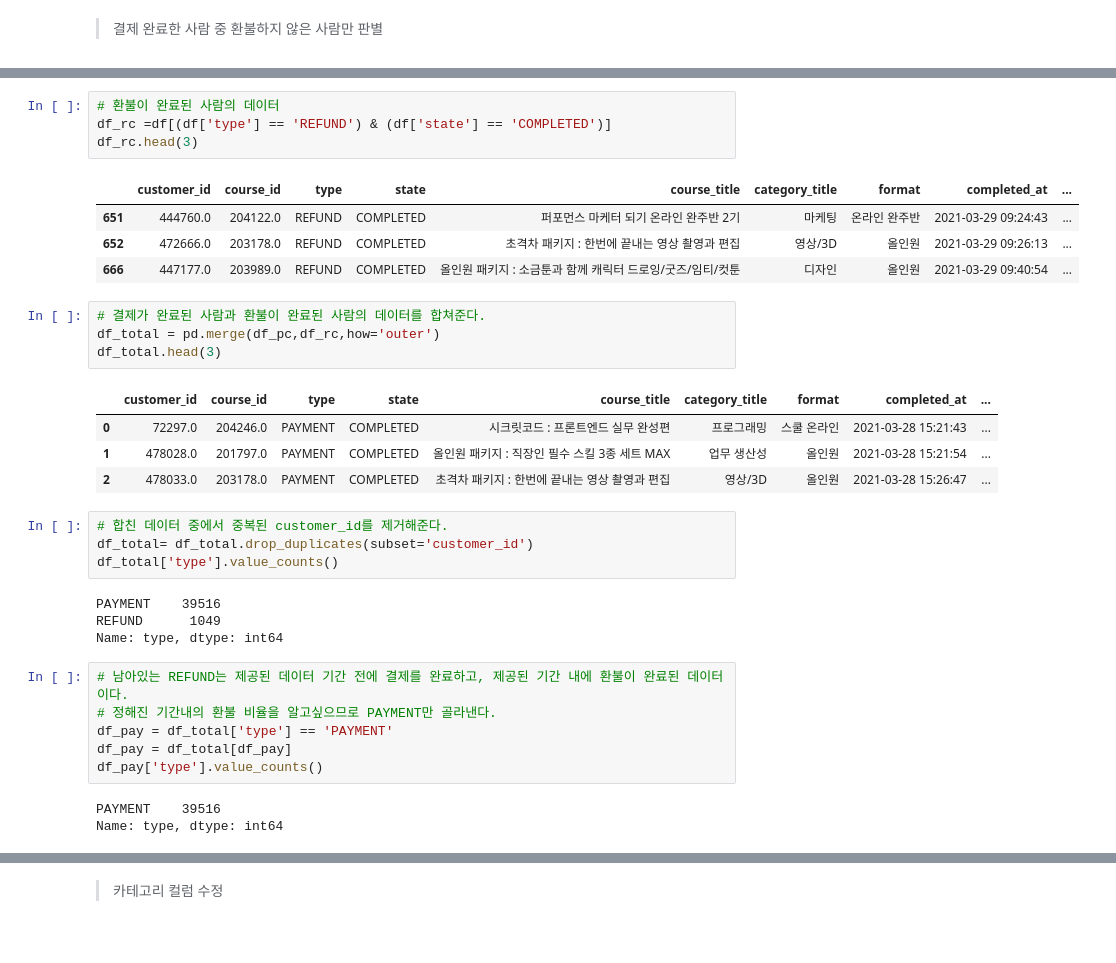
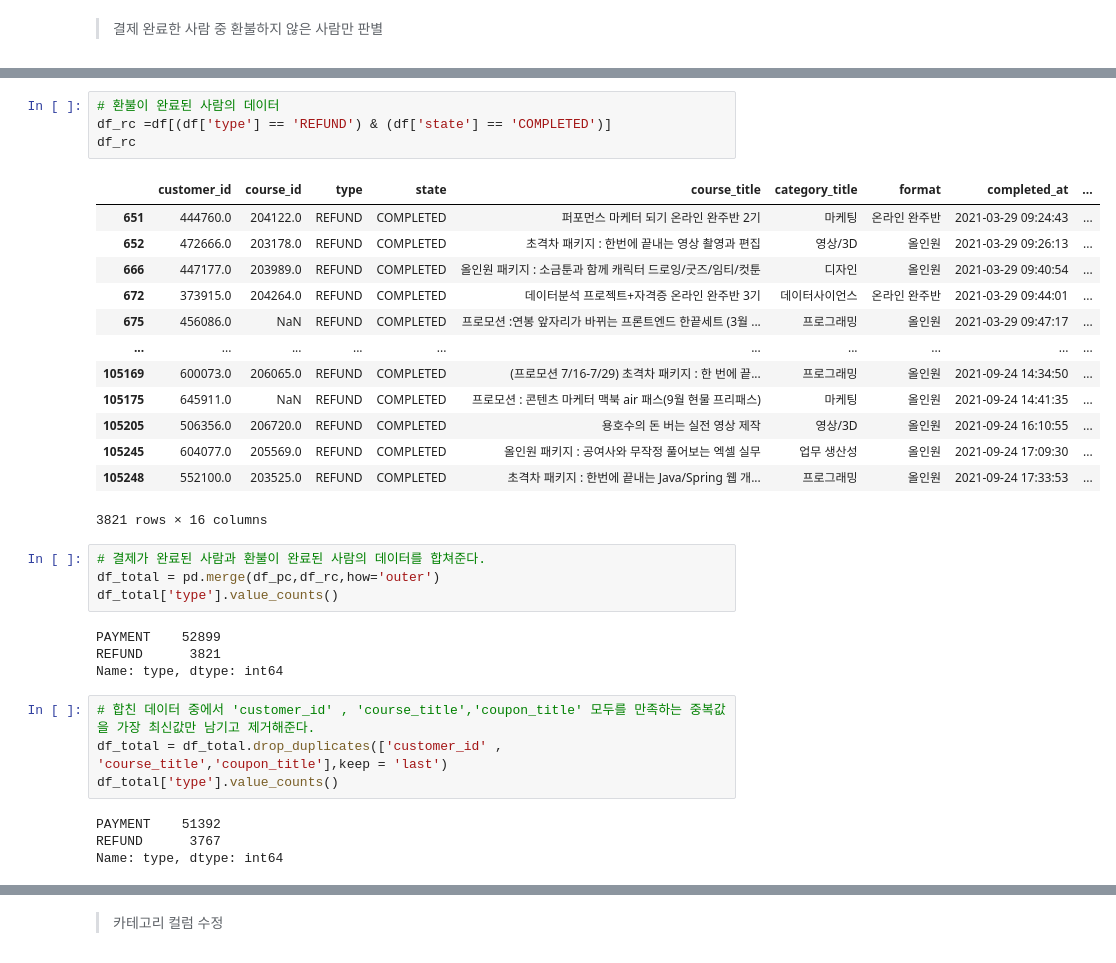
Before and after one commit to Kim-SeongSu/Self-study_and_Review, a Jupyter notebook: project/미니프로젝트_김성수.ipynb, the cells around one changed output, grey strips where cells are left out. Cells and saved outputs as stored; diff of their text form.

Commit message:
feat: update miniproject 0512
refund, pay depart done

```diff
--- a/project/미니프로젝트_김성수.ipynb
+++ b/project/미니프로젝트_김성수.ipynb
@@ -107,35 +118,34 @@ df_pc.head(3)
 # %%
 # 환불이 완료된 사람의 데이터
 df_rc =df[(df['type'] == 'REFUND') & (df['state'] == 'COMPLETED')]
-df_rc.head(3)
+df_rc
 # %% [output]
 |  | customer_id | course_id | type | state | course_title | category_title | format | completed_at | ... |
 | 651 | 444760.0 | 204122.0 | REFUND | COMPLETED | 퍼포먼스 마케터 되기 온라인 완주반 2기 | 마케팅 | 온라인 완주반 | 2021-03-29 09:24:43 | ... |
 | 652 | 472666.0 | 203178.0 | REFUND | COMPLETED | 초격차 패키지 : 한번에 끝내는 영상 촬영과 편집 | 영상/3D | 올인원 | 2021-03-29 09:26:13 | ... |
 | 666 | 447177.0 | 203989.0 | REFUND | COMPLETED | 올인원 패키지 : 소금툰과 함께 캐릭터 드로잉/굿즈/임티/컷툰 | 디자인 | 올인원 | 2021-03-29 09:40:54 | ... |
+| 672 | 373915.0 | 204264.0 | REFUND | COMPLETED | 데이터분석 프로젝트+자격증 온라인 완주반 3기 | 데이터사이언스 | 온라인 완주반 | 2021-03-29 09:44:01 | ... |
+| 675 | 456086.0 | NaN | REFUND | COMPLETED | 프로모션 :연봉 앞자리가 바뀌는 프론트엔드 한끝세트 (3월 ... | 프로그래밍 | 올인원 | 2021-03-29 09:47:17 | ... |
+| ... | ... | ... | ... | ... | ... | ... | ... | ... | ... |
+| 105169 | 600073.0 | 206065.0 | REFUND | COMPLETED | (프로모션 7/16-7/29) 초격차 패키지 : 한 번에 끝... | 프로그래밍 | 올인원 | 2021-09-24 14:34:50 | ... |
+| 105175 | 645911.0 | NaN | REFUND | COMPLETED | 프로모션 : 콘텐츠 마케터 맥북 air 패스(9월 현물 프리패스) | 마케팅 | 올인원 | 2021-09-24 14:41:35 | ... |
+| 105205 | 506356.0 | 206720.0 | REFUND | COMPLETED | 용호수의 돈 버는 실전 영상 제작 | 영상/3D | 올인원 | 2021-09-24 16:10:55 | ... |
+| 105245 | 604077.0 | 205569.0 | REFUND | COMPLETED | 올인원 패키지 : 공여사와 무작정 풀어보는 엑셀 실무 | 업무 생산성 | 올인원 | 2021-09-24 17:09:30 | ... |
+| 105248 | 552100.0 | 203525.0 | REFUND | COMPLETED | 초격차 패키지 : 한번에 끝내는 Java/Spring 웹 개... | 프로그래밍 | 올인원 | 2021-09-24 17:33:53 | ... |
+3821 rows × 16 columns
 # %%
 # 결제가 완료된 사람과 환불이 완료된 사람의 데이터를 합쳐준다.
 df_total = pd.merge(df_pc,df_rc,how='outer')
-df_total.head(3)
+df_total['type'].value_counts()
 # %% [output]
-|  | customer_id | course_id | type | state | course_title | category_title | format | completed_at | ... |
-| 0 | 72297.0 | 204246.0 | PAYMENT | COMPLETED | 시크릿코드 : 프론트엔드 실무 완성편 | 프로그래밍 | 스쿨 온라인 | 2021-03-28 15:21:43 | ... |
-| 1 | 478028.0 | 201797.0 | PAYMENT | COMPLETED | 올인원 패키지 : 직장인 필수 스킬 3종 세트 MAX | 업무 생산성 | 올인원 | 2021-03-28 15:21:54 | ... |
-| 2 | 478033.0 | 203178.0 | PAYMENT | COMPLETED | 초격차 패키지 : 한번에 끝내는 영상 촬영과 편집 | 영상/3D | 올인원 | 2021-03-28 15:26:47 | ... |
+PAYMENT    52899
+REFUND      3821
+Name: type, dtype: int64
 # %%
-# 합친 데이터 중에서 중복된 customer_id를 제거해준다.
-df_total= df_total.drop_duplicates(subset='customer_id')
+# 합친 데이터 중에서 'customer_id' , 'course_title','coupon_title' 모두를 만족하는 중복값을 가장 최신값만 남기고 제거해준다.
+df_total = df_total.drop_duplicates(['customer_id' , 'course_title','coupon_title'],keep = 'last')
 df_total['type'].value_counts()
 # %% [output]
-PAYMENT    39516
-REFUND      1049
+PAYMENT    51392
+REFUND      3767
 Name: type, dtype: int64
-# %%
-# 남아있는 REFUND는 제공된 데이터 기간 전에 결제를 완료하고, 제공된 기간 내에 환불이 완료된 데이터이다.
-# 정해진 기간내의 환불 비율을 알고싶으므로 PAYMENT만 골라낸다.
-df_pay = df_total['type'] == 'PAYMENT'
-df_pay = df_total[df_pay]
-df_pay['type'].value_counts()
-# %% [output]
-PAYMENT    39516
-Name: type, dtype: int64
```
Also changed, not shown: parts of 31 cells of this notebook.
